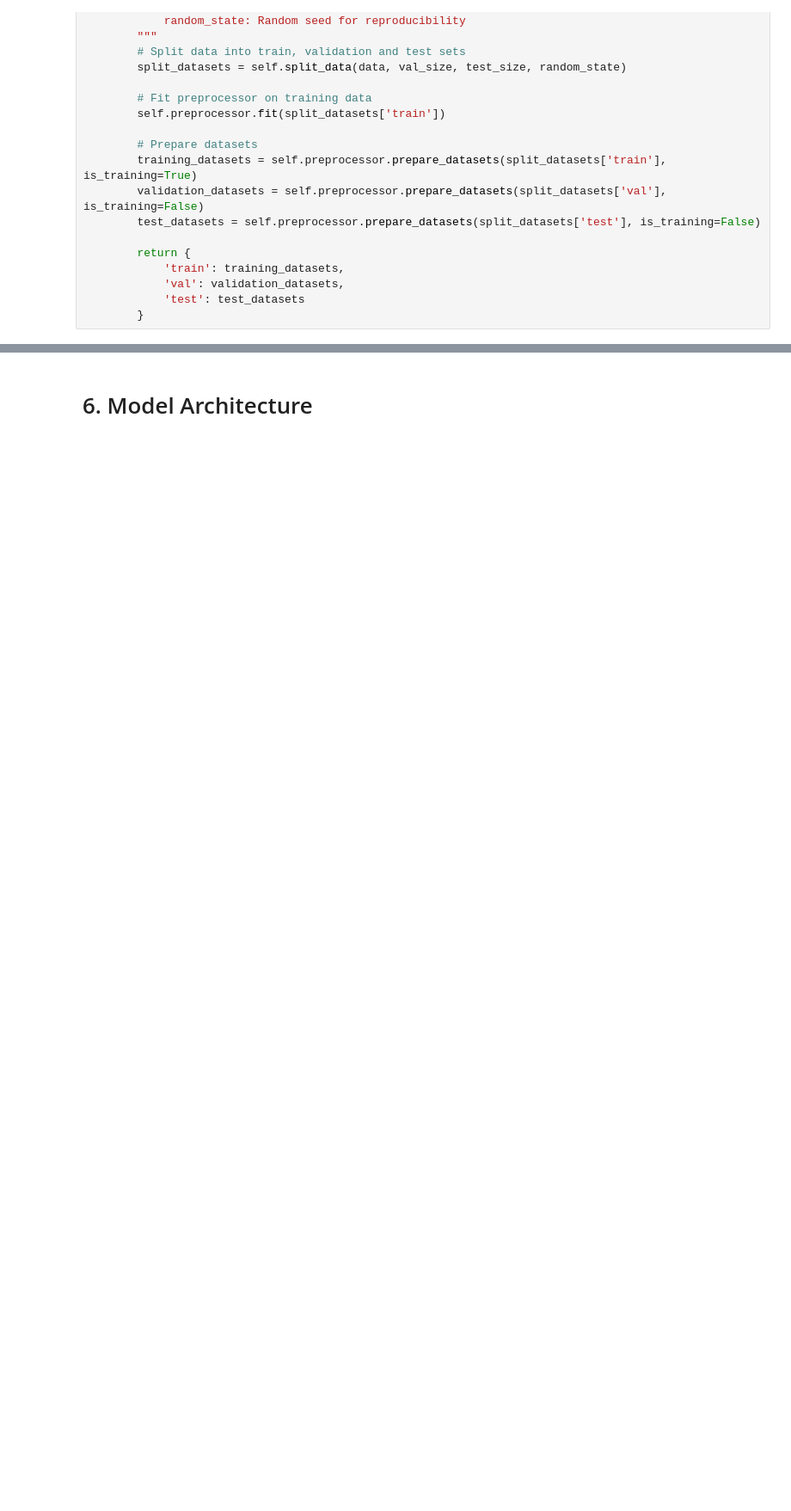
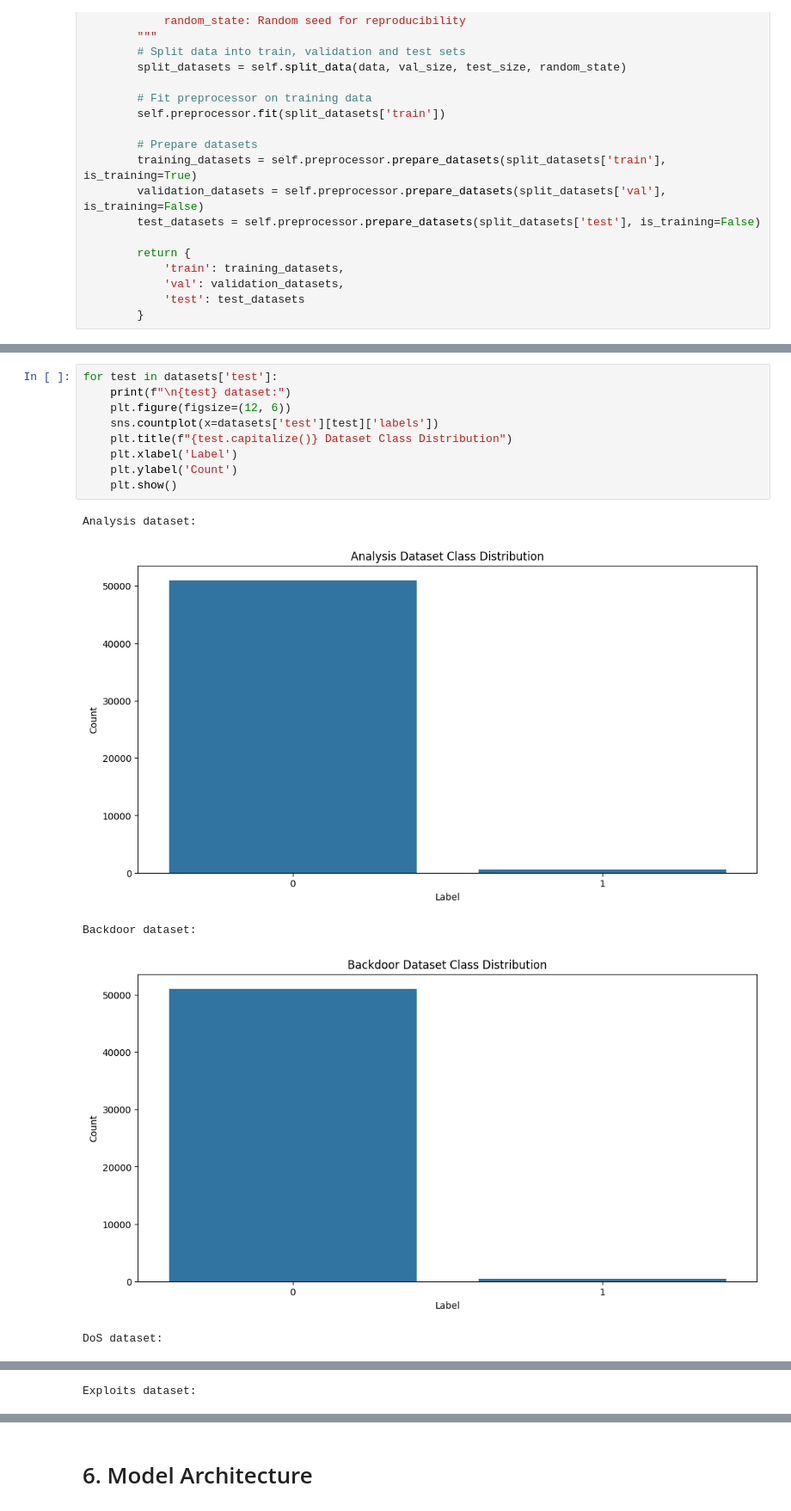
Before and after one commit to eduardosilveira12/cyberattack-classification, a Jupyter notebook: cyberattack-classification.ipynb, the cells around one changed output, grey strips where cells are left out. Shown at 86% size. Cells and saved outputs as stored; diff of their text form; blank space fills up the shorter version.

```diff
--- a/cyberattack-classification.ipynb
+++ b/cyberattack-classification.ipynb
@@ -706,0 +803,15 @@ Class distribution: 0=148305, 1=59322
+# %%
+for test in datasets['test']:
+    print(f"\n{test} dataset:")
+    plt.figure(figsize=(12, 6))
+    sns.countplot(x=datasets['test'][test]['labels'])
+    plt.title(f"{test.capitalize()} Dataset Class Distribution")
+    plt.xlabel('Label')
+    plt.ylabel('Count')
+    plt.show()
+# %% [output]
+Analysis dataset:
+[figure, added]
+Backdoor dataset:
+[figure, added]
+DoS dataset:
@@ -706,0 +819 @@ Class distribution: 0=148305, 1=59322
+Exploits dataset:
```
Also changed, not shown: parts of 10 cells of this notebook, 9 other files.
